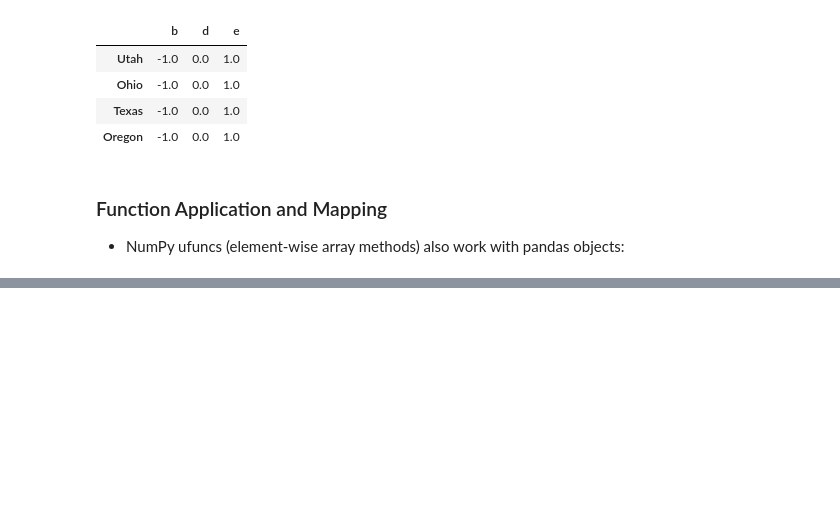
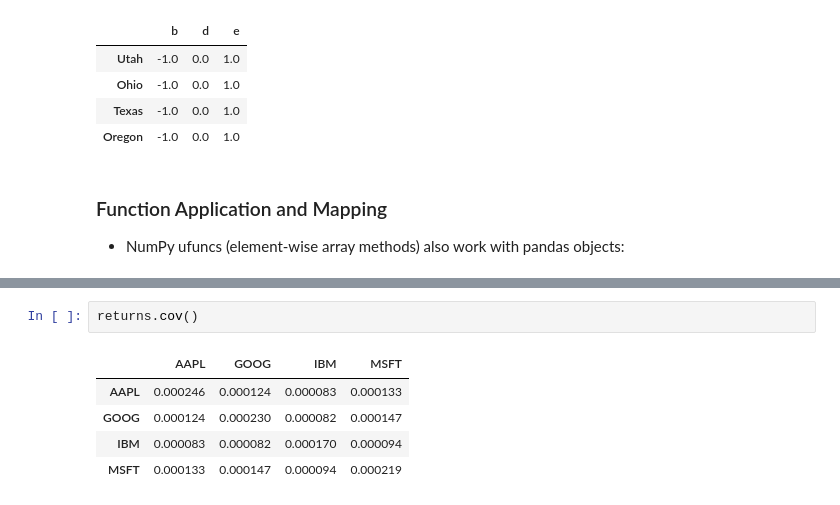
Before and after one commit to richdayandnight/data-science-notebook, a Jupyter notebook: python-for-data-analysis/Chapter 5 Getting Started with pandas.ipynb, the cells around one changed output, grey strips where cells are left out. Saved outputs shown, nothing was run; the diff lists cells and outputs as text; blank space fills up the shorter version.

```diff
--- a/python-for-data-analysis/Chapter 5 Getting Started with pandas.ipynb
+++ b/python-for-data-analysis/Chapter 5 Getting Started with pandas.ipynb
@@ -999,0 +1417,8 @@ frame.sub(series3, axis='index') # subtract # broadcast columns
+# %%
+returns.cov()
+# %% [output]
+|  | AAPL | GOOG | IBM | MSFT |
+| AAPL | 0.000246 | 0.000124 | 0.000083 | 0.000133 |
+| GOOG | 0.000124 | 0.000230 | 0.000082 | 0.000147 |
+| IBM | 0.000083 | 0.000082 | 0.000170 | 0.000094 |
+| MSFT | 0.000133 | 0.000147 | 0.000094 | 0.000219 |
```
Also changed, not shown: parts of 82 cells of this notebook.
